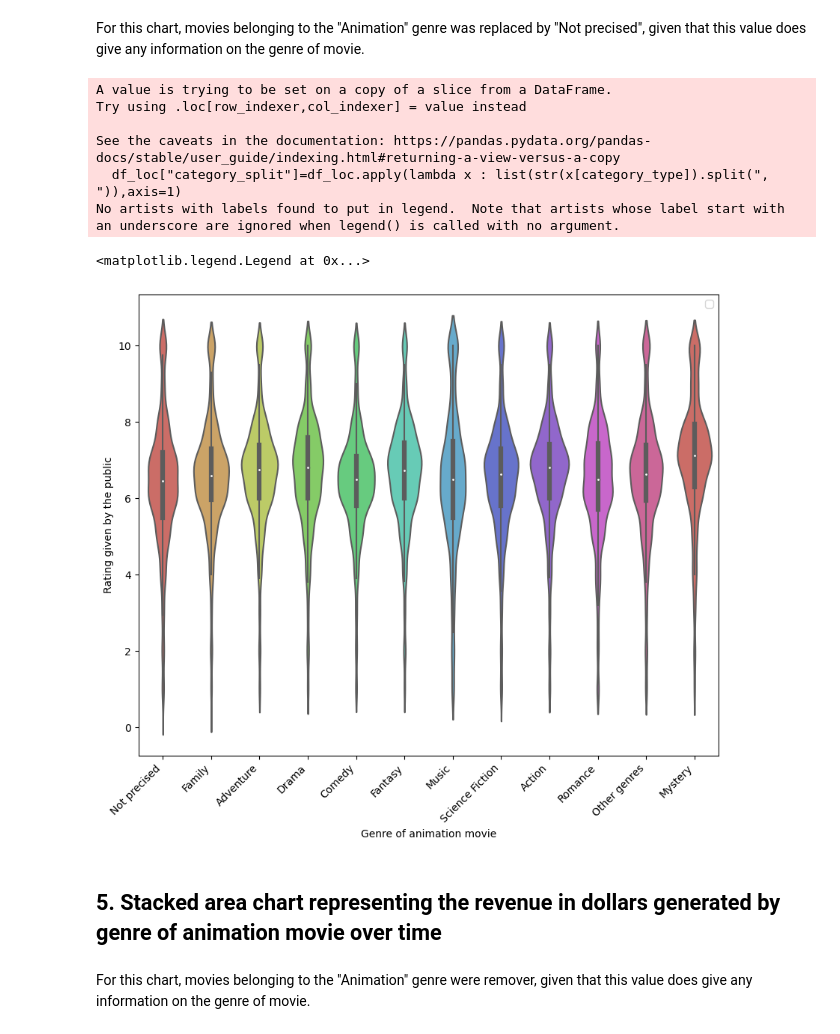
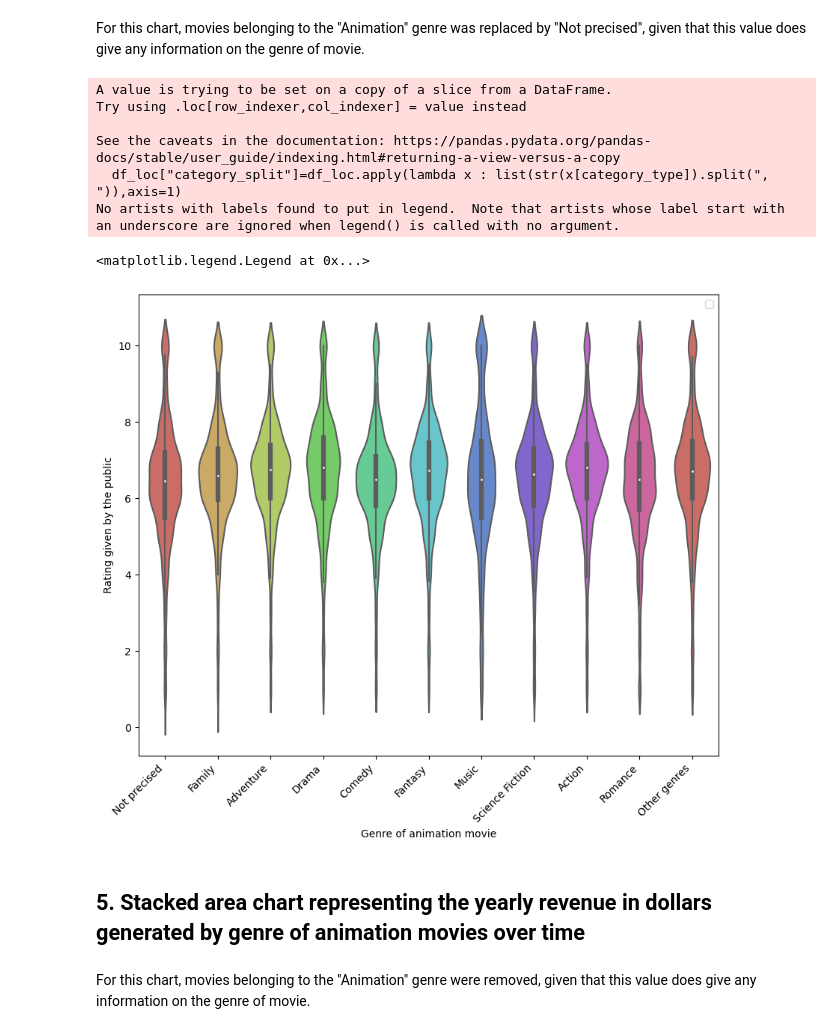
Before and after one commit to raphaelperot/C_task_CS5346, a Jupyter notebook: Task_C.ipynb, the cells around one changed output. Drawn from its saved outputs; the diff is of its cells as text; code cells hidden in the pictures.

```diff
--- a/Task_C.ipynb
+++ b/Task_C.ipynb
@@ -16,7 +16,7 @@ plt.figure(figsize=(8, 8))
 metric_top="revenue"
 metric_y="runtime"
 category_type="production_countries" #"spoken_languages"
-nb_countries=10
+nb_countries=8
 
 df_loc=df[(df["revenue"]!=0)&(df["runtime"]!=0)]
 df_loc["category_split"]=df_loc.apply(lambda x : list(str(x[category_type]).split(", ")),axis=1)
@@ -53,7 +53,7 @@ plt.figure(figsize=(8, 8))
 metric_top="revenue"
 metric_y="runtime"
 category_type="spoken_languages"
-nb_countries=10
+nb_countries=8
 
 df_loc=df[(df["revenue"]!=0)&(df["runtime"]!=0)]
 df_loc["category_split"]=df_loc.apply(lambda x : list(str(x[category_type]).split(", ")),axis=1)
@@ -68,7 +68,7 @@ def aux (country):
     if country in list_top_countries:
         return(country)
     else:
-        return("Other countries")
+        return("Other languages")
 
 df_loc["simplified_language"]=df_loc["category_split"].apply(aux)
 ax =sns.boxplot(x="simplified_language", y=metric_y, data=df_loc,palette=sns.color_palette("hls",n_colors=nb_countries),showfliers=False)
@@ -143,7 +143,7 @@ plt.figure(figsize=(10,8))
 metric_top="vote_count"
 metric_y="vote_average"
 category_type="genres" #"spoken_languages"
-nb_countries=11
+nb_countries=10
 
 df_loc=df[(df["vote_count"]!=0)&(df["vote_average"]!=0)]
 df_loc["category_split"]=df_loc.apply(lambda x : list(str(x[category_type]).split(", ")),axis=1)
@@ -153,38 +153,38 @@ def f (x):
     if x=="Animation":
         return("Not precised")
     else:
         return(x)
 df_loc["category_split"]=df_loc["category_split"].apply(f)
 
 df_top_countries=df_loc.groupby("category_split").agg("sum").sort_values(by=metric_top,ascending=False)[:nb_countries].reset_index()
 list_top_countries=list(df_top_countries["category_split"].values)
 
 def aux (country):
     if country in list_top_countries and country !="Animation":
         return(country)
     else:
         return("Other genres")
 
 df_loc["simplified_genre"]=df_loc["category_split"].apply(aux)
 ax =sns.violinplot(x="simplified_genre", y=metric_y, data=df_loc,palette=sns.color_palette("hls",n_colors=nb_countries),bw=0.2)
 
 ax.set_xticklabels(ax.get_xticklabels(), rotation=45, horizontalalignment='right')
 plt.xlabel("Genre of animation movie")
 plt.ylabel("Rating given by the public")
 plt.legend()
 # %% [output]
 A value is trying to be set on a copy of a slice from a DataFrame.
 Try using .loc[row_indexer,col_indexer] = value instead
 
 See the caveats in the documentation: https://pandas.pydata.org/pandas-docs/stable/user_guide/indexing.html#returning-a-view-versus-a-copy
   df_loc["category_split"]=df_loc.apply(lambda x : list(str(x[category_type]).split(", ")),axis=1)
 No artists with labels found to put in legend.  Note that artists whose label start with an underscore are ignored when legend() is called with no argument.
 <matplotlib.legend.Legend at 0x...>
-[figure, old version]
+[figure, new version]
 # %% [markdown]
-## 5. Stacked area chart representing the revenue in dollars generated by genre of animation movie over time
+## 5. Stacked area chart representing the yearly revenue in dollars generated by genre of animation movies over time
 # %% [markdown]
-For this chart, movies belonging to the "Animation" genre were remover, given that this value does give any information on the genre of movie.
+For this chart, movies belonging to the "Animation" genre were removed, given that this value does give any information on the genre of movie.
 # %%
 plt.figure(figsize=(12,6))
 metric_top="revenue"
```
Also changed, not shown: parts of 4 cells of this notebook.
